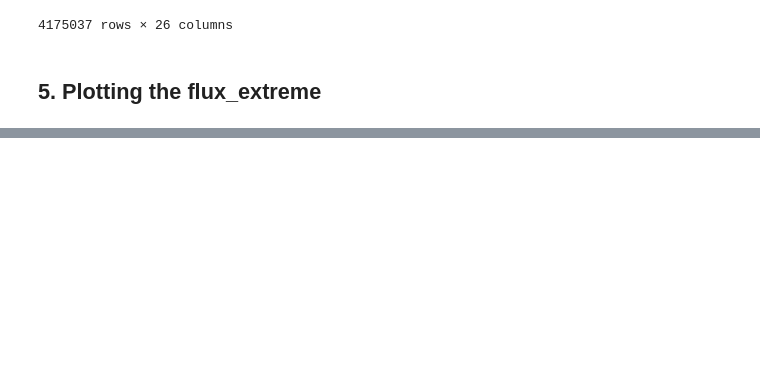
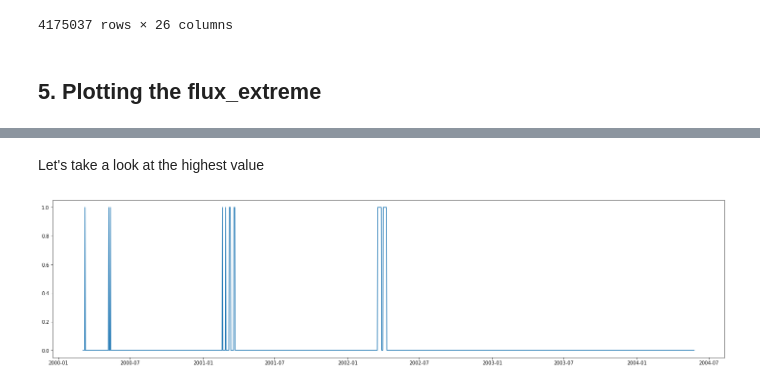
Before and after one commit to oaflores28/WatershedChallenge, a Jupyter notebook: Notebook_1_WaterShed.ipynb, the cells around one changed output, grey strips where cells are left out. Saved outputs shown, nothing was run; the diff lists cells and outputs as text; code cells hidden in the pictures; blank space fills up the shorter version.

```diff
--- a/Notebook_1_WaterShed.ipynb
+++ b/Notebook_1_WaterShed.ipynb
@@ -370,7 +372,7 @@ Name: gauge_name, dtype: int64
 # %% [markdown]
 ## 3. Plot functions
 # %%
-def plot_one_timeserie(cod_station, variable, min_date, max_date):
+def plot_one_timeserie(cod_station, variable, min_date, max_date, df = None):
     """Plots a timeseries of given parameters
 
     Args:
@@ -378,14 +380,17 @@ def plot_one_timeserie(cod_station, variable, min_date, max_date):
         variable (str): variable name to plot
         min_date (str): string of the min date to plot (format yyyy-mm-dd)
         max_date (str): string of the max date to plot (format yyyy-mm-dd)
+        df (pandas.DataFrame): Optional.
     """
+    if df is None:
+        df = df_flux
     min_date = dt.datetime.strptime(min_date, '%Y-%m-%d')
     max_date = dt.datetime.strptime(max_date, '%Y-%m-%d')
 
-    mask_1 = df_flux['basin_id']==cod_station
-    mask_2 = min_date <= df_flux['date']
-    mask_3 = df_flux['date']<=max_date
-    df_flux_filtered = df_flux[mask_1 & mask_2 & mask_3]
+    mask_1 = df['basin_id']==cod_station
+    mask_2 = min_date <= df['date']
+    mask_3 = df['date']<=max_date
+    df_flux_filtered = df[mask_1 & mask_2 & mask_3]
 
     plt.figure(figsize=(25,6))
     plt.plot(df_flux_filtered['date'],
@@ -555,0 +586,6 @@ We'll take a look at the amount of extreme values each station has.
+# %% [markdown]
+Let's take a look at the highest value
+# %%
+plot_one_timeserie(1001001,'flux_extreme','2000-03-04','2020-03-04', df=df_flux_complete)
+# %% [output]
+[figure, added]
```
Also changed, not shown: parts of 5 cells of this notebook.
